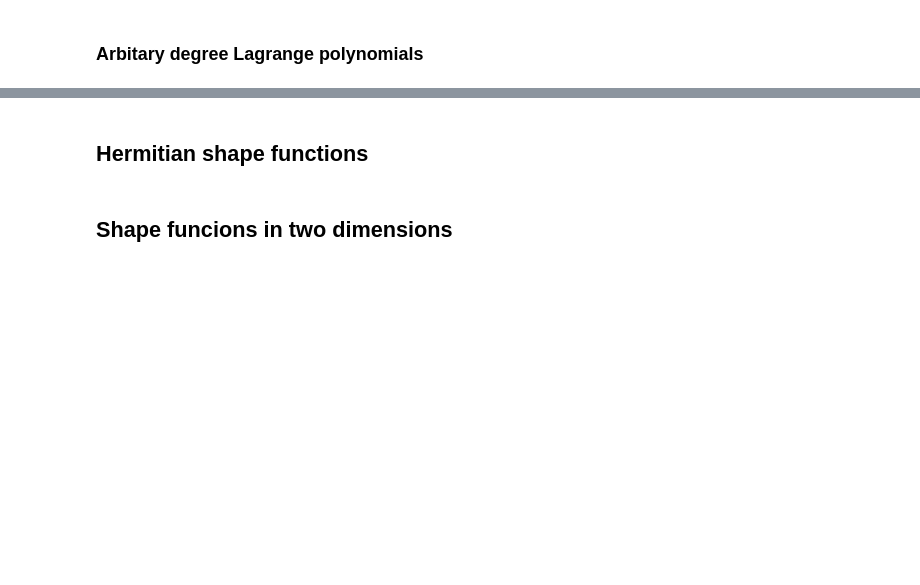
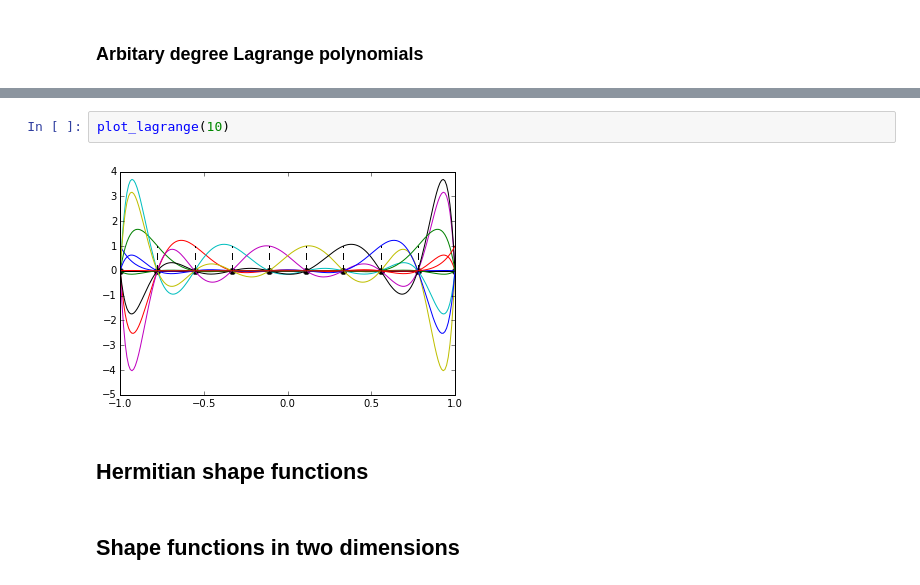
Before and after one commit to garth-wells/notebooks-3D7, a Jupyter notebook: notebooks/ShapeFunctions.ipynb, the cells around one changed output, grey strips where cells are left out. Saved outputs shown, nothing was run; the diff lists cells and outputs as text; blank space fills up the shorter version.

```diff
--- a/notebooks/ShapeFunctions.ipynb
+++ b/notebooks/ShapeFunctions.ipynb
@@ -64,4 +68,8 @@ plot_lagrange(6)
+# %%
+plot_lagrange(10)
+# %% [output]
+[figure, added]
 # %% [markdown]
 ## Hermitian shape functions
 # %% [markdown]
-## Shape funcions in two dimensions
+## Shape functions in two dimensions
```
Also changed, not shown: parts of 3 cells of this notebook.
